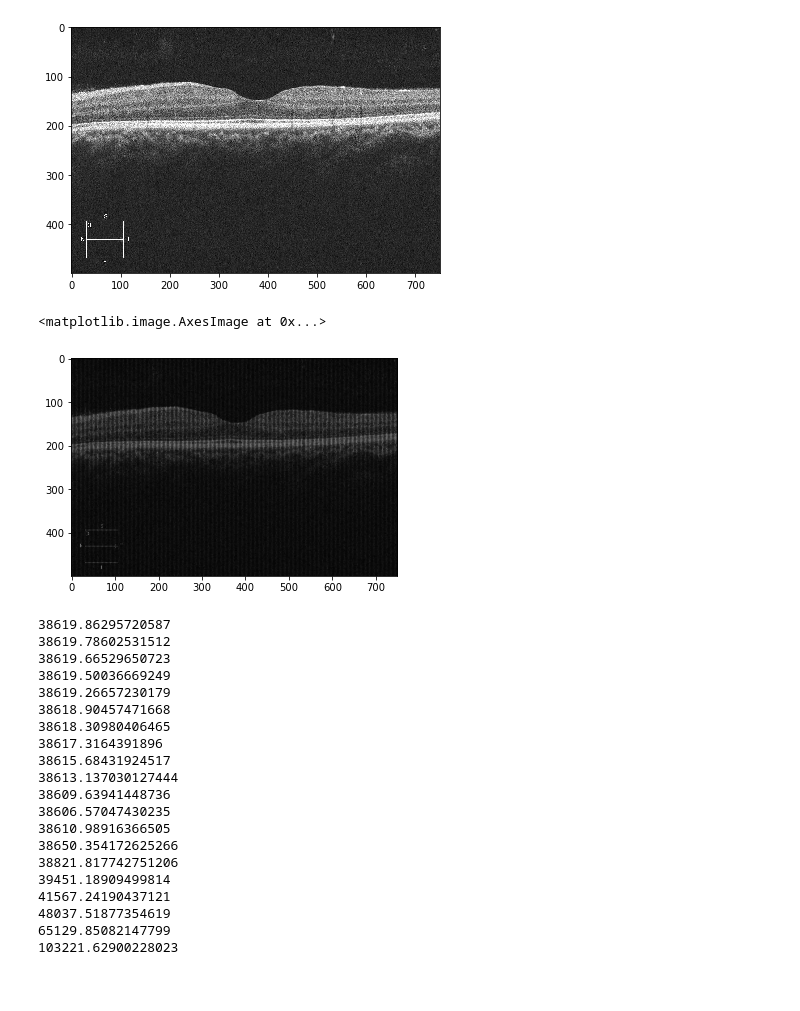
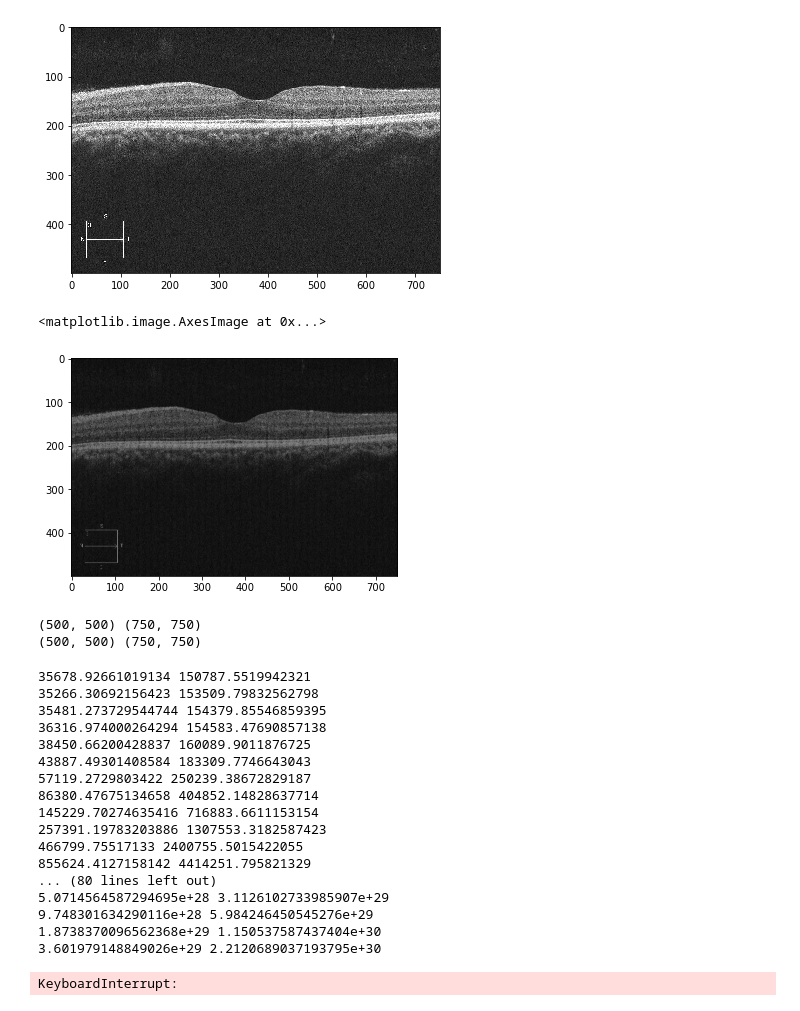
Before and after one commit to zvi-goldstein/E6876_Final_Project, a Jupyter notebook: OCT_reconstruction.ipynb, the cells around one changed output. Cells and saved outputs as stored; diff of their text form; code cells hidden in the pictures.

```diff
--- a/OCT_reconstruction.ipynb
+++ b/OCT_reconstruction.ipynb
@@ -12,29 +14,35 @@ imshow(X)
 <matplotlib.image.AxesImage at 0x...>
 [figure]
 # %%
-compression_factor = 3
+compression_factor = 2
 mask = np.zeros((h,w))
 mask[:,np.arange(0, w, compression_factor)] = 1
 D = X*mask
-plt.imshow(D, cmap="gray")
+plt.imshow(X*mask, cmap="gray")
 # %% [output]
 <matplotlib.image.AxesImage at 0x...>
-[figure, old version]
+[figure, new version]
 # %%
-B1, S, B2t = np.linalg.svd(D, full_matrices=True)
-A = np.zeros_like(D)
-W = np.zeros_like(D)
-np.fill_diagonal(W, S)
+# B1, S, B2t = np.linalg.svd(D, full_matrices=True)
+print(B1.shape, B2t.shape)
+B1 = dct(np.eye(h), norm='ortho', axis=0).T
+B2t = dct(np.eye(w), norm='ortho', axis=0).T
+print(B1.shape, B2t.shape)
+W = B1.T @ D @ B2t
+A = np.copy(W)
 E = np.zeros_like(D)
-Y1= np.zeros_like(D)
+Y1 = np.zeros_like(D)
 Y2 = np.zeros_like(W)
 nu1 = 3
 nu2 = 3
-mu = 1
-lmda = 0.001
+mu = 0.5
+lmda = 0.01
 a = 0.85
-ro = 1.05
+ro = 1.0001
 # plt.imshow(B1 @ W @ B2t, cmap="gray")
+# %% [output]
+(500, 500) (750, 750)
+(500, 500) (750, 750)
 # %%
 def SoftThresh(x, tau):
     # numpy automatically applies functions to each element of the array
@@ -75,7 +83,7 @@ def Y2Update(A, W, Y2, mu):
 def muUpdate(mu, ro):
     return mu*ro
 # %%
-iters = 20
+iters = 2000
 for i in range(iters):
     A = AUpdate(W, Y1, mu)
     W = WUpdate(mask, A, W, E, D, B1, B2t, Y1, Y2, mu, nu1, lmda)
@@ -83,26 +91,24 @@ for i in range(iters):
     Y1 = Y1Update(mask, W, E, D, B1, B2t, Y1, mu)
     Y2 = Y2Update(A, W, Y2, mu)
     mu = muUpdate(mu, ro)
-    print(np.linalg.norm(B1 @ W @ B2t - X))
+    print(np.linalg.norm(B1 @ W @ B2t - X), np.linalg.norm(W, ord="nuc"))
 # %% [output]
-38619.86295720587
-38619.78602531512
-38619.66529650723
-38619.50036669249
-38619.26657230179
-38618.90457471668
-38618.30980406465
-38617.3164391896
-38615.68431924517
-38613.137030127444
-38609.63941448736
-38606.57047430235
-38610.98916366505
-38650.354172625266
-38821.817742751206
-39451.18909499814
-41567.24190437121
-48037.51877354619
-65129.85082147799
-103221.62900228023
+35678.92661019134 150787.5519942321
+35266.30692156423 153509.79832562798
+35481.273729544744 154379.85546859395
+36316.974000264294 154583.47690857138
+38450.66200428837 160089.9011876725
+43887.49301408584 183309.7746643043
+57119.2729803422 250239.38672829187
+86380.47675134658 404852.14828637714
+145229.70274635416 716883.6611153154
+257391.19783203886 1307553.3182587423
+466799.75517133 2400755.5015422055
+855624.4127158142 4414251.795821329
+... (80 lines left out)
+5.0714564587294695e+28 3.1126102733985907e+29
+9.748301634290116e+28 5.984246450545276e+29
+1.8738370096562368e+29 1.150537587437404e+30
+3.601979148849026e+29 2.2120689037193795e+30
+KeyboardInterrupt:
 # %%
```
Also changed, not shown: parts of 5 cells of this notebook.
